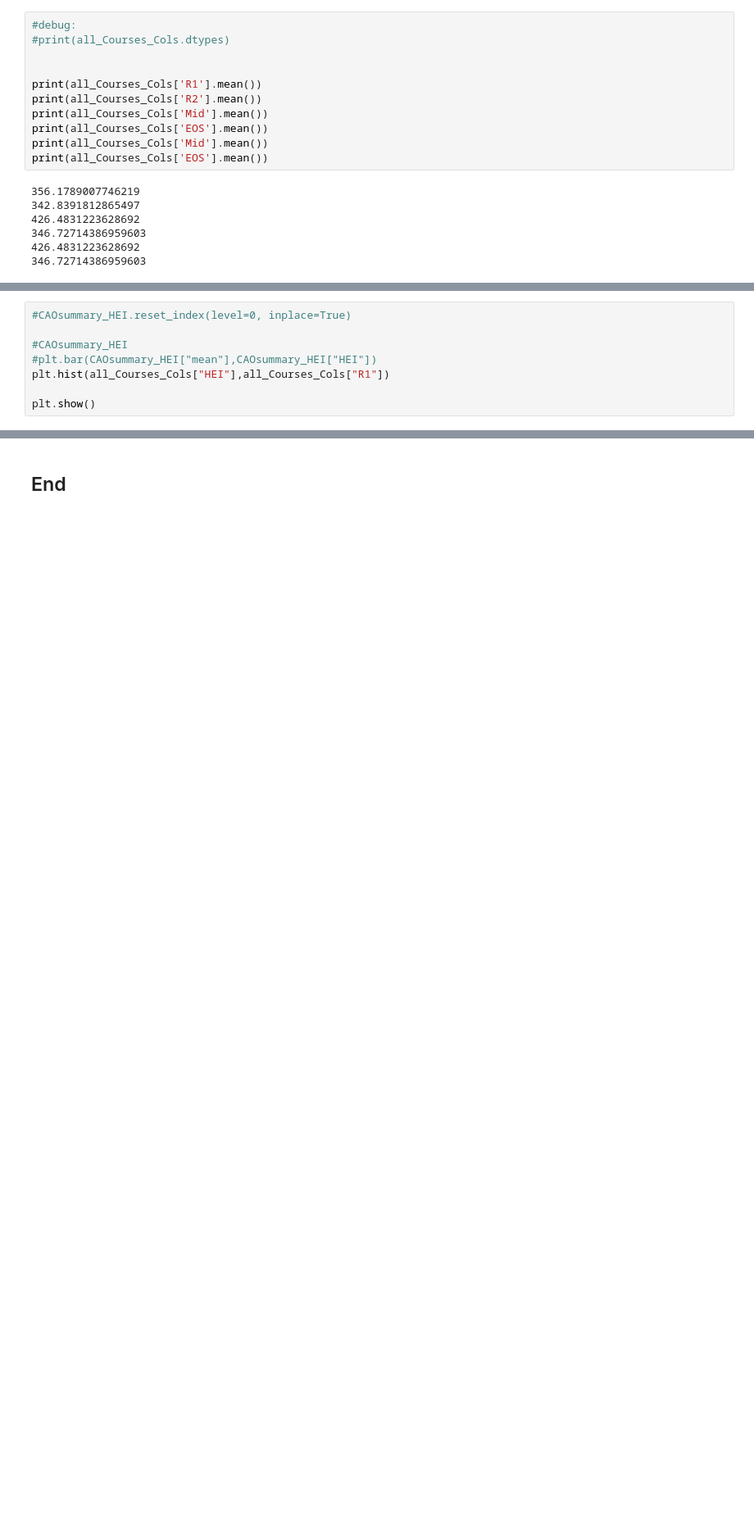
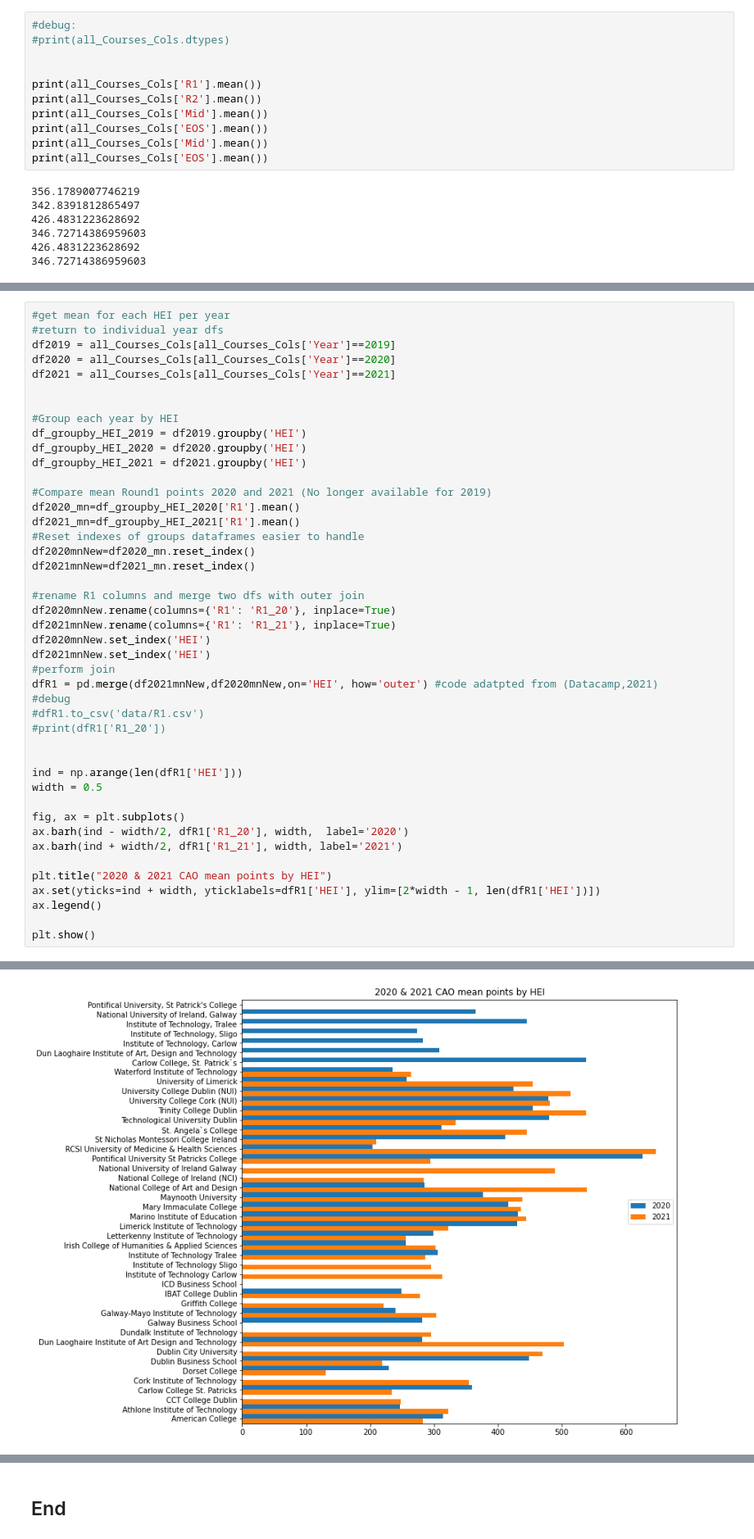
Before and after one commit to Jonish99/Fundamentals-of-Data-Analysis-Assessment, a Jupyter notebook: cao.ipynb, the cells around one changed output, grey strips where cells are left out. Shown at 82% size. Drawn from its saved outputs; the diff is of its cells as text; blank space fills up the shorter version.

Commit message:
Created visualistion of CAO R1 2020 & 2021

```diff
--- a/cao.ipynb
+++ b/cao.ipynb
@@ -656,8 +645,45 @@ plt.show()
 # %%
-#CAOsummary_HEI.reset_index(level=0, inplace=True)
+#get mean for each HEI per year
+#return to individual year dfs
+df2019 = all_Courses_Cols[all_Courses_Cols['Year']==2019]
+df2020 = all_Courses_Cols[all_Courses_Cols['Year']==2020]
+df2021 = all_Courses_Cols[all_Courses_Cols['Year']==2021]
 
-#CAOsummary_HEI
-#plt.bar(CAOsummary_HEI["mean"],CAOsummary_HEI["HEI"])
-plt.hist(all_Courses_Cols["HEI"],all_Courses_Cols["R1"])
+
+#Group each year by HEI
+df_groupby_HEI_2019 = df2019.groupby('HEI')
+df_groupby_HEI_2020 = df2020.groupby('HEI')
+df_groupby_HEI_2021 = df2021.groupby('HEI')
+
+#Compare mean Round1 points 2020 and 2021 (No longer available for 2019)
+df2020_mn=df_groupby_HEI_2020['R1'].mean()
+df2021_mn=df_groupby_HEI_2021['R1'].mean()
+#Reset indexes of groups dataframes easier to handle
+df2020mnNew=df2020_mn.reset_index()
+df2021mnNew=df2021_mn.reset_index()
+
+#rename R1 columns and merge two dfs with outer join
+df2020mnNew.rename(columns={'R1': 'R1_20'}, inplace=True)
+df2021mnNew.rename(columns={'R1': 'R1_21'}, inplace=True)
+df2020mnNew.set_index('HEI')
+df2021mnNew.set_index('HEI')
+#perform join
+dfR1 = pd.merge(df2021mnNew,df2020mnNew,on='HEI', how='outer') #code adatpted from (Datacamp,2021)
+#debug
+#dfR1.to_csv('data/R1.csv')
+#print(dfR1['R1_20'])
+
+
+ind = np.arange(len(dfR1['HEI']))
+width = 0.5
+
+fig, ax = plt.subplots()
+ax.barh(ind - width/2, dfR1['R1_20'], width,  label='2020')
+ax.barh(ind + width/2, dfR1['R1_21'], width, label='2021')
+
+plt.title("2020 & 2021 CAO mean points by HEI")
+ax.set(yticks=ind + width, yticklabels=dfR1['HEI'], ylim=[2*width - 1, len(dfR1['HEI'])])
+ax.legend()
 
 plt.show()
+# %% [output]
@@ -663,0 +691 @@ plt.show()
+[figure, added]
```
Also changed, not shown: parts of 8 cells of this notebook.
